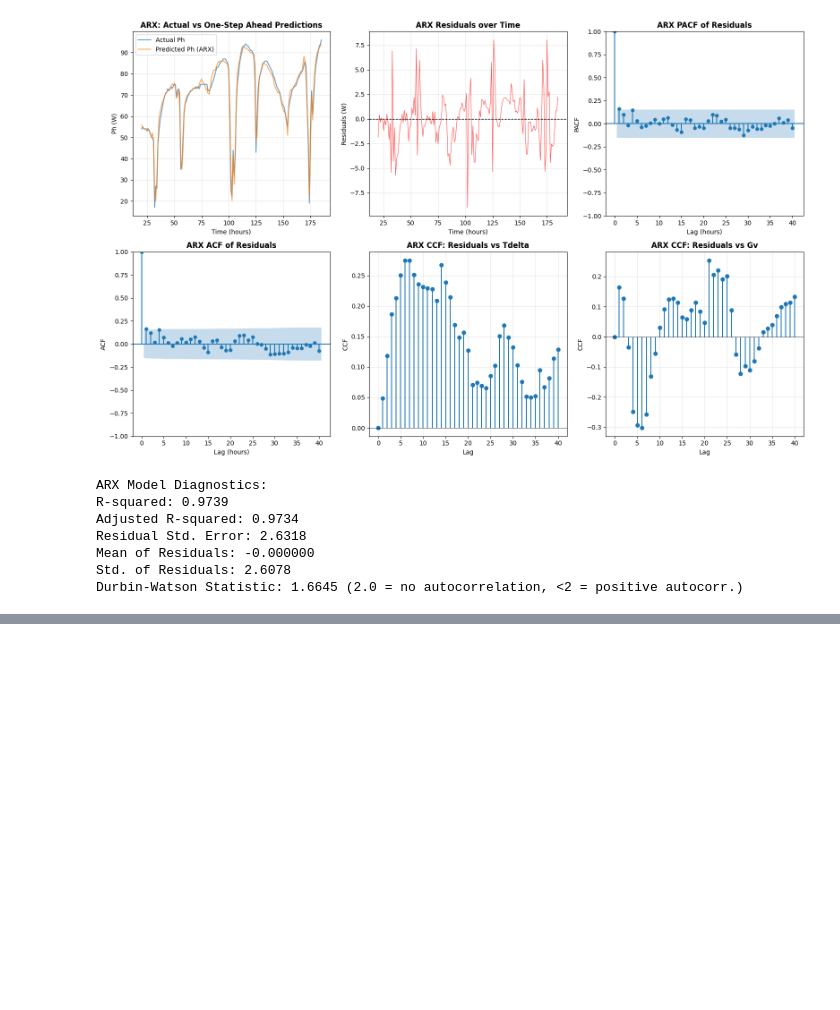
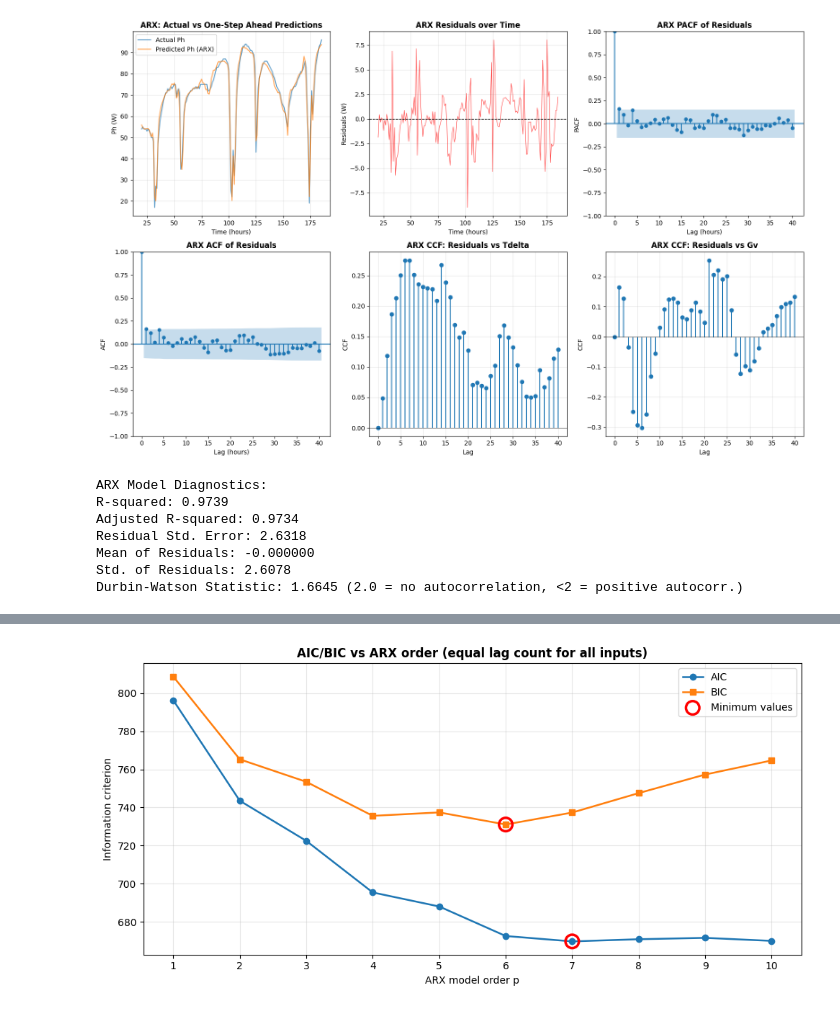
Before and after one commit to JesperDTU/TimeSeriesAnalysis_Assignments, a Jupyter notebook: Assignment3/Task3.ipynb, the cells around one changed output, grey strips where cells are left out. Drawn from its saved outputs; the diff is of its cells as text; code cells hidden in the pictures; blank space fills up the shorter version.

```diff
--- a/Assignment3/Task3.ipynb
+++ b/Assignment3/Task3.ipynb
@@ -409,0 +412,83 @@ Durbin-Watson Statistic: 1.6645 (2.0 = no autocorrelation, <2 = positive autocor
+# %%
+# Compare ARX(p) models with equal number of lags for all inputs
+# ARX(p): Ph_t depends on Ph_{t-1..t-p}, Tdelta_{t..t-p+1}, Gv_{t..t-p+1}
+
+max_order = 10
+order_results = []
+
+base = Train[["Ph", "Tdelta", "Gv"]].copy()
+
+for p in range(1, max_order + 1):
+    data_p = base.copy()
+
+    # Output lags: Ph_{t-1}, ..., Ph_{t-p}
+    for i in range(1, p + 1):
+        data_p[f"Ph_lag{i}"] = data_p["Ph"].shift(i)
+
+    # Input lags with same count p: current and past p-1 values
+    # Example for p=2: Tdelta_t, Tdelta_{t-1} and Gv_t, Gv_{t-1}
+    for i in range(0, p):
+        data_p[f"Tdelta_lag{i}"] = data_p["Tdelta"].shift(i)
+        data_p[f"Gv_lag{i}"] = data_p["Gv"].shift(i)
+
+    data_p = data_p.dropna()
+
+    y_p = data_p["Ph"]
+    feature_cols = [c for c in data_p.columns if c != "Ph"]
+    X_p = sm.add_constant(data_p[feature_cols])
+
+    model_p = sm.OLS(y_p, X_p).fit()
+
+    order_results.append({
+        "order": p,
+        "n_obs": int(model_p.nobs),
+        "n_params": int(model_p.df_model + 1),
+        "aic": model_p.aic,
+        "bic": model_p.bic,
+        "adj_r2": model_p.rsquared_adj,
+    })
+
+order_df = pd.DataFrame(order_results)
+print(order_df)
+
+best_aic_order = int(order_df.loc[order_df["aic"].idxmin(), "order"])
+best_bic_order = int(order_df.loc[order_df["bic"].idxmin(), "order"])
+
+print(f"\nBest order by AIC: p = {best_aic_order}")
+print(f"Best order by BIC: p = {best_bic_order}")
+
+fig, ax = plt.subplots(figsize=(10, 5))
+ax.plot(order_df["order"], order_df["aic"], marker="o", linewidth=1.8, label="AIC")
+ax.plot(order_df["order"], order_df["bic"], marker="s", linewidth=1.8, label="BIC")
+
+best_aic_row = order_df.loc[order_df["aic"].idxmin()]
+best_bic_row = order_df.loc[order_df["bic"].idxmin()]
+ax.scatter(
+    best_aic_row["order"],
+    best_aic_row["aic"],
+    s=180,
+    facecolors="none",
+    edgecolors="red",
+    linewidths=2.5,
+    zorder=5,
+    label="Minimum values",
+)
+ax.scatter(
+    best_bic_row["order"],
+    best_bic_row["bic"],
+    s=180,
+    facecolors="none",
+    edgecolors="red",
+    linewidths=2.5,
+    zorder=5,
+)
+
+ax.set_xticks(order_df["order"])
+ax.set_xlabel("ARX model order p")
+ax.set_ylabel("Information criterion")
+ax.set_title("AIC/BIC vs ARX order (equal lag count for all inputs)", fontweight="bold")
+ax.grid(True, alpha=0.3)
+ax.legend()
+plt.tight_layout()
+plt.show()
+# %% [output]
@@ -409,0 +509 @@ Durbin-Watson Statistic: 1.6645 (2.0 = no autocorrelation, <2 = positive autocor
+[figure, added]
```
Also changed, not shown: parts of 2 cells of this notebook, 12 other files.
